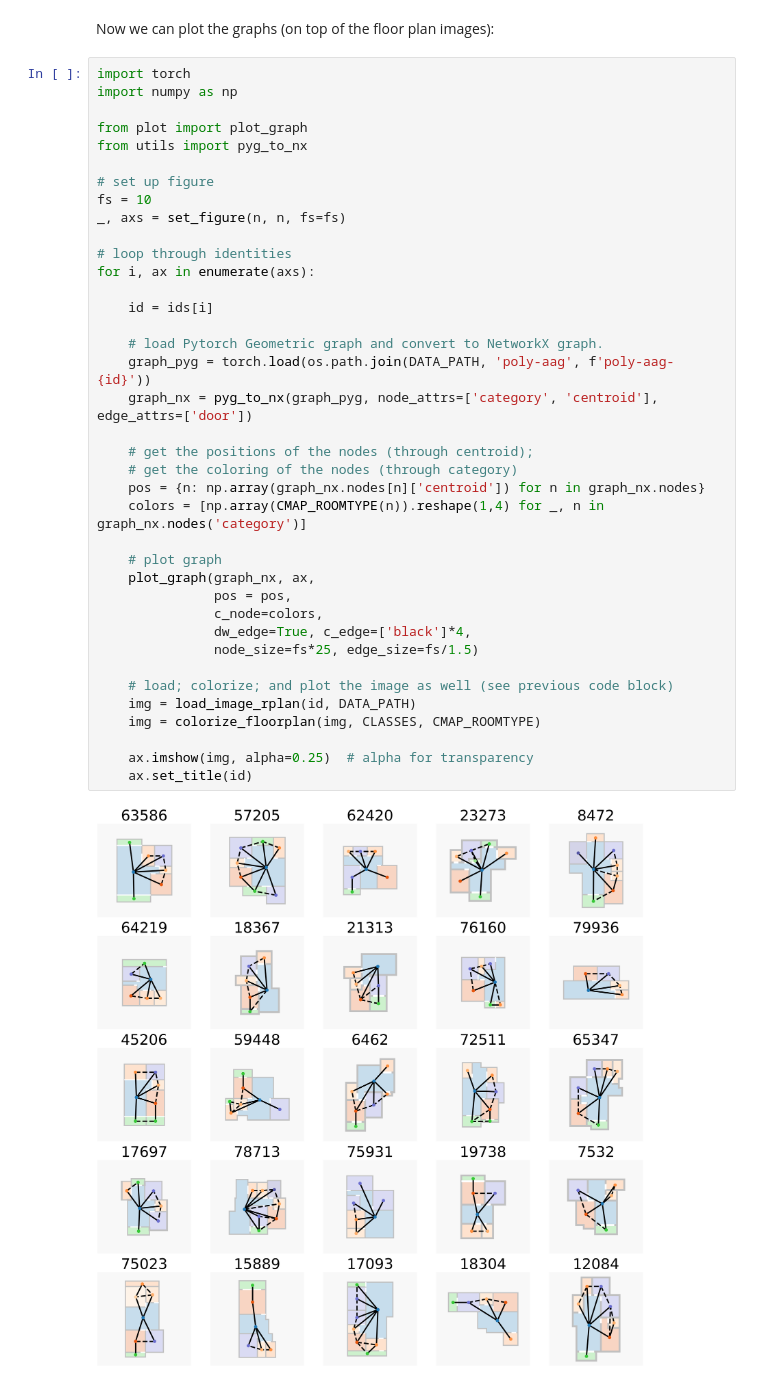
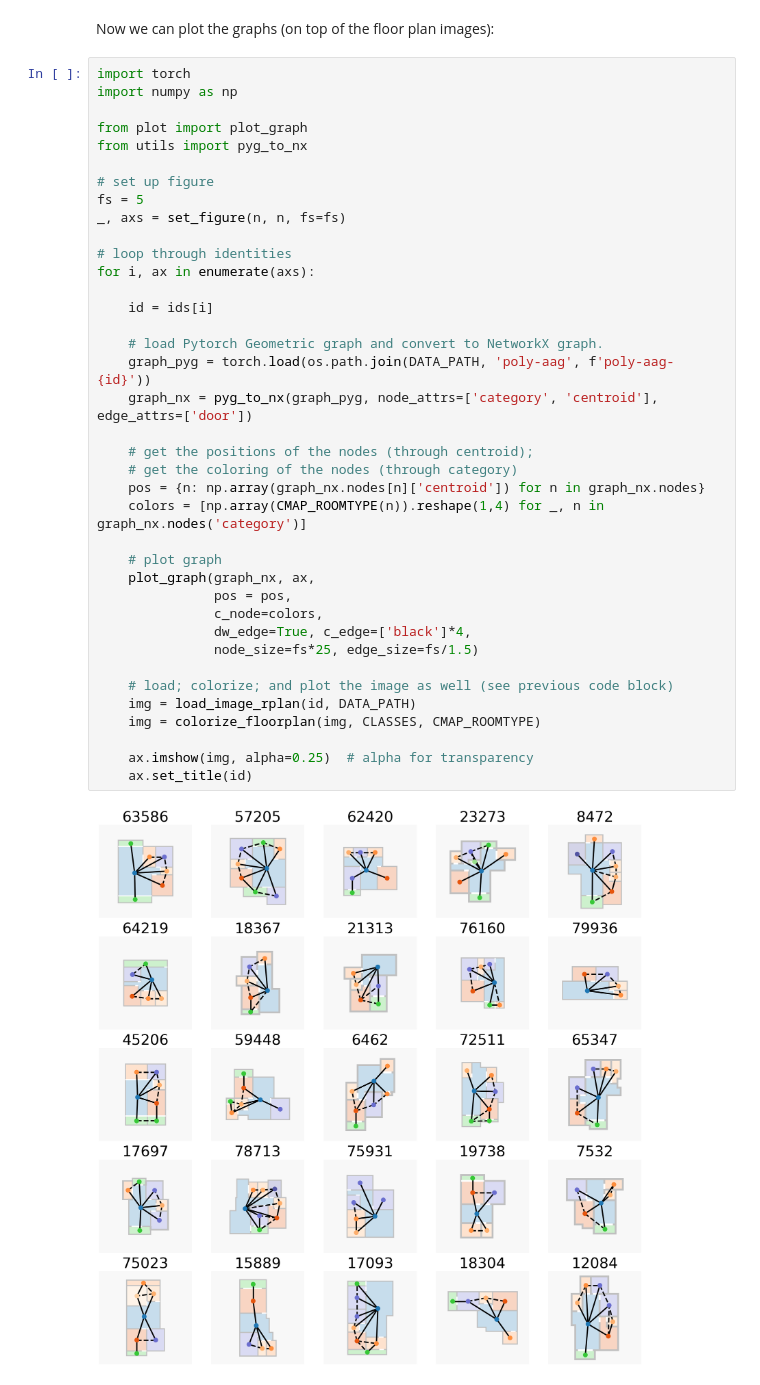
Before and after one commit to caspervanengelenburg/ssig, a Jupyter notebook: nb_rplan.ipynb, the cells around one changed output. Drawn from its saved outputs; the diff is of its cells as text.

```diff
--- a/nb_rplan.ipynb
+++ b/nb_rplan.ipynb
@@ -116,35 +116,35 @@ from plot import plot_graph
 from utils import pyg_to_nx
 
 # set up figure
-fs = 10
+fs = 5
 _, axs = set_figure(n, n, fs=fs)
 
 # loop through identities
 for i, ax in enumerate(axs):
 
     id = ids[i]
 
     # load Pytorch Geometric graph and convert to NetworkX graph.
     graph_pyg = torch.load(os.path.join(DATA_PATH, 'poly-aag', f'poly-aag-{id}'))
     graph_nx = pyg_to_nx(graph_pyg, node_attrs=['category', 'centroid'], edge_attrs=['door'])
 
     # get the positions of the nodes (through centroid);
     # get the coloring of the nodes (through category)
     pos = {n: np.array(graph_nx.nodes[n]['centroid']) for n in graph_nx.nodes}
     colors = [np.array(CMAP_ROOMTYPE(n)).reshape(1,4) for _, n in graph_nx.nodes('category')]
 
     # plot graph
     plot_graph(graph_nx, ax,
                pos = pos,
                c_node=colors,
                dw_edge=True, c_edge=['black']*4,
                node_size=fs*25, edge_size=fs/1.5)
 
     # load; colorize; and plot the image as well (see previous code block)
     img = load_image_rplan(id, DATA_PATH)
     img = colorize_floorplan(img, CLASSES, CMAP_ROOMTYPE)
 
     ax.imshow(img, alpha=0.25)  # alpha for transparency
     ax.set_title(id)
 # %% [output]
-[figure, old version]
+[figure, new version]
```
Also changed, not shown: 2 other files.
